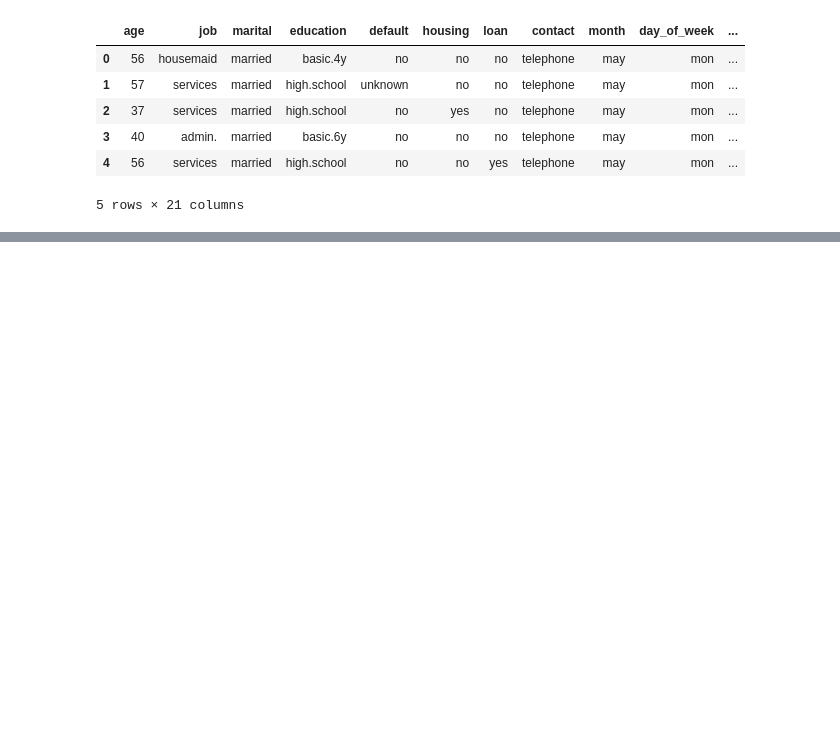
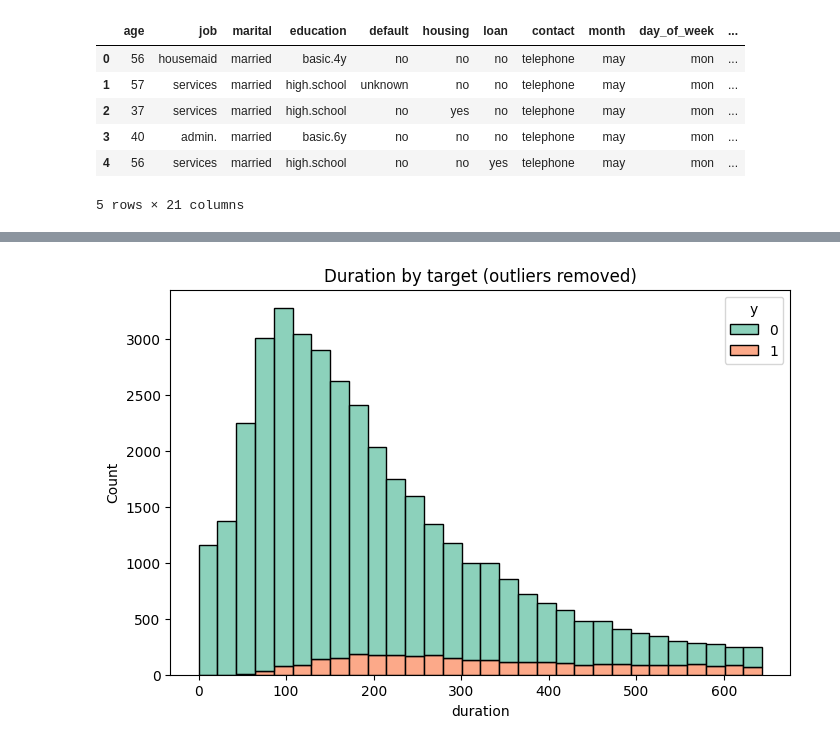
Before and after one commit to Maxstef/ml-bank-additional-project, a Jupyter notebook: notebooks/01_eda.ipynb, the cells around one changed output, grey strips where cells are left out. Cells and saved outputs as stored; diff of their text form; code cells hidden in the pictures; blank space fills up the shorter version.

```diff
--- a/notebooks/01_eda.ipynb
+++ b/notebooks/01_eda.ipynb
@@ -35,0 +163,13 @@ raw_df.head()
+# %%
+from src.visualizations import plot_histogram
+from src.outliers import remove_outliers_iqr, replace_outliers_iqr
+
+plot_histogram(
+    remove_outliers_iqr(numeric_df, "duration"),
+    "duration",
+    target_col="y",
+    show_pct=False,
+    title="Duration by target (outliers removed)",
+)
+# %% [output]
+[figure, added]
```
Also changed, not shown: parts of 43 cells of this notebook, 5 other files.
